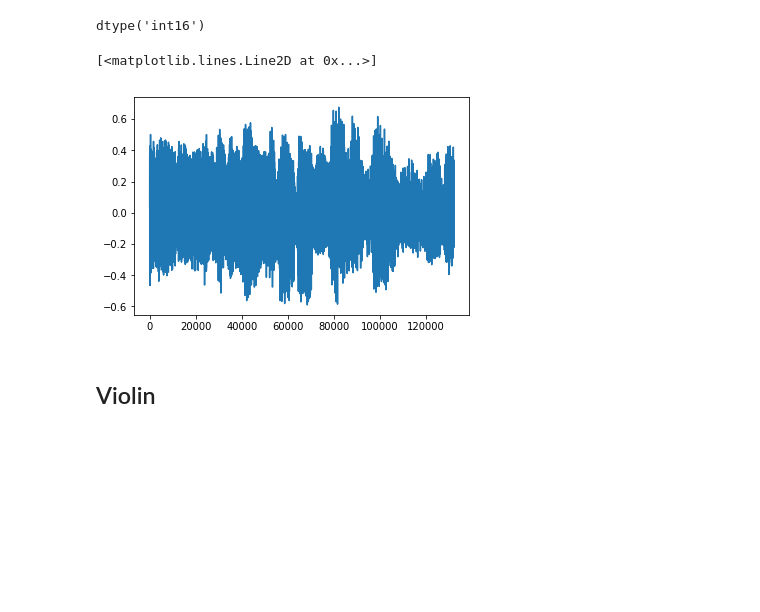
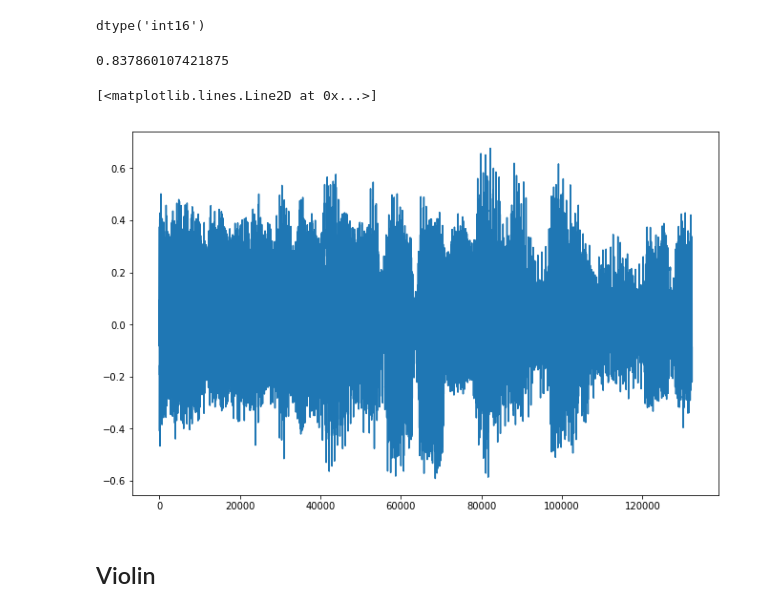
Before and after one commit to goelsaksham/organphile, a Jupyter notebook: src/Exploration/Initial Data Exploration.ipynb, the cells around one changed output. Cells and saved outputs as stored; diff of their text form; code cells hidden in the pictures; blank space fills up the shorter version.

```diff
--- a/src/Exploration/Initial Data Exploration.ipynb
+++ b/src/Exploration/Initial Data Exploration.ipynb
@@ -29,13 +29,18 @@ fs, sax_file_data = wavfile.read(sax_file)
 sax_file_data.dtype
 # %% [output]
 dtype('int16')
+# %%
+np.max((sax_file_data + (2**15))/ (2**16))
+# %% [output]
+0.837860107421875
 # %%
 norm_sax_file_dat = sax_file_data/(2. ** 15)
 # %%
+plt.figure(figsize=(11, 7))
 plt.plot(norm_sax_file_dat[:, 0])
 # %% [output]
 [<matplotlib.lines.Line2D at 0x...>]
-[figure, old version]
+[figure, new version]
 # %% [markdown]
 ## Violin
 # %%
```
Also changed, not shown: parts of 48 cells of this notebook, 46 other files.
